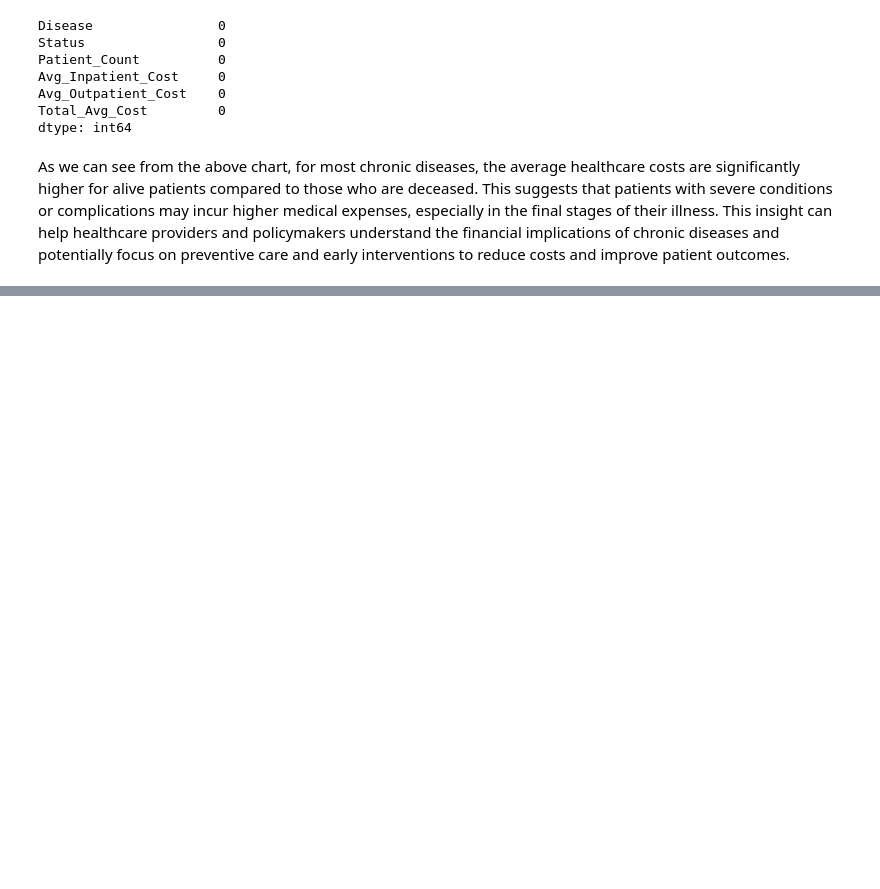
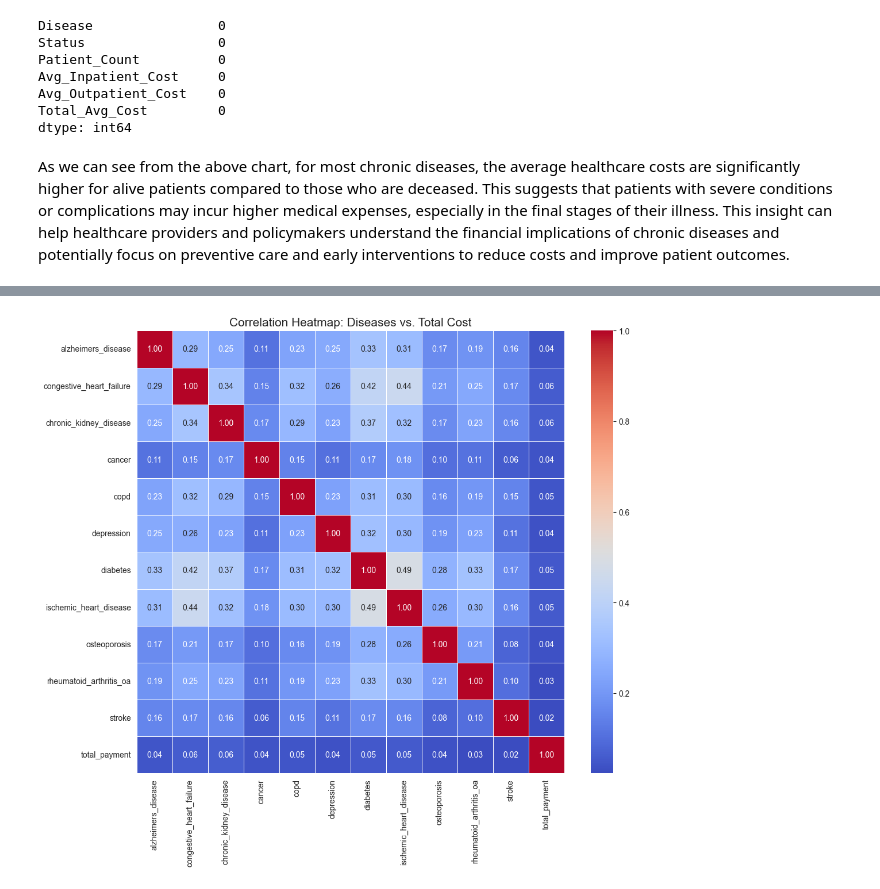
Before and after one commit to ClassiKaL1/medicare-data-mining, a Jupyter notebook: notebooks/Analysis_Medicare_2009.ipynb, the cells around one changed output, grey strips where cells are left out. Drawn from its saved outputs; the diff is of its cells as text; code cells hidden in the pictures; blank space fills up the shorter version.

```diff
--- a/notebooks/Analysis_Medicare_2009.ipynb
+++ b/notebooks/Analysis_Medicare_2009.ipynb
@@ -352,0 +409,21 @@ As we can see from the above chart, for most chronic diseases, the average healt
+# %%
+cols_to_corr = [
+    'alzheimers_disease', 'congestive_heart_failure', 'chronic_kidney_disease',
+    'cancer', 'copd', 'depression', 'diabetes', 'ischemic_heart_disease',
+    'osteoporosis', 'rheumatoid_arthritis_oa', 'stroke', 'total_payment'
+]
+
+corr_matrix = df_2009[cols_to_corr].corr()
+
+# Heatmap
+plt.figure(figsize=(12, 10))
+sns.heatmap(corr_matrix,
+            annot       =True,
+            cmap        ='coolwarm',
+            fmt         =".2f",
+            linewidths  =0.5)
+
+plt.title('Correlation Heatmap: Diseases vs. Total Cost', fontsize=15)
+plt.show()
+# %% [output]
+[figure, added]
```
Also changed, not shown: parts of 43 cells of this notebook, 1 other file.
